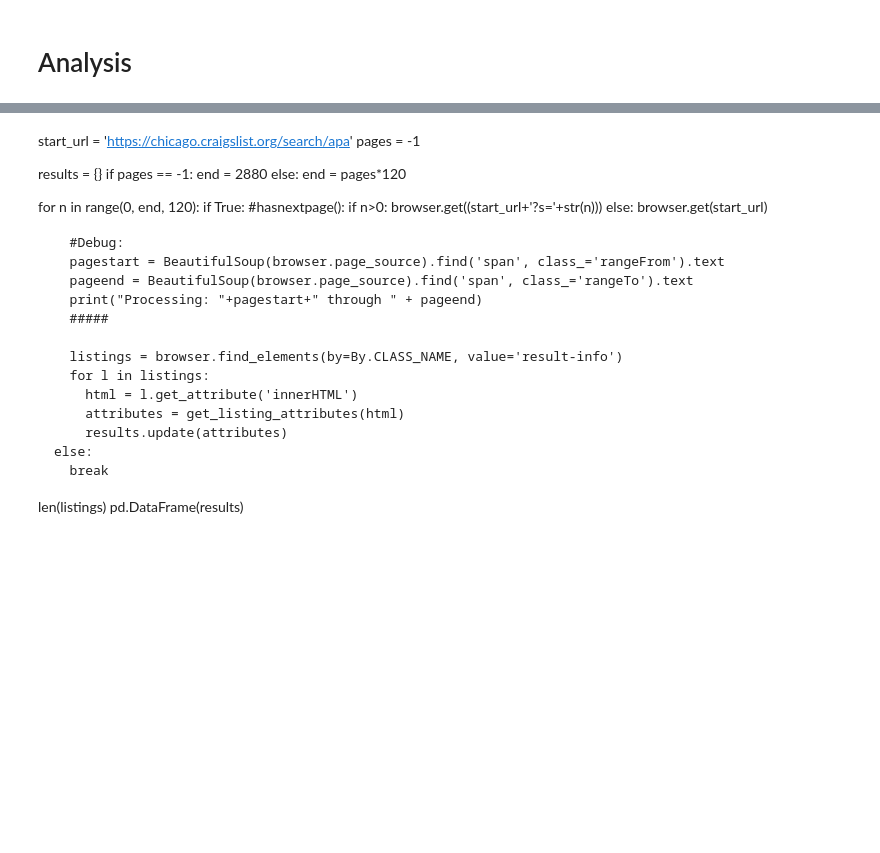
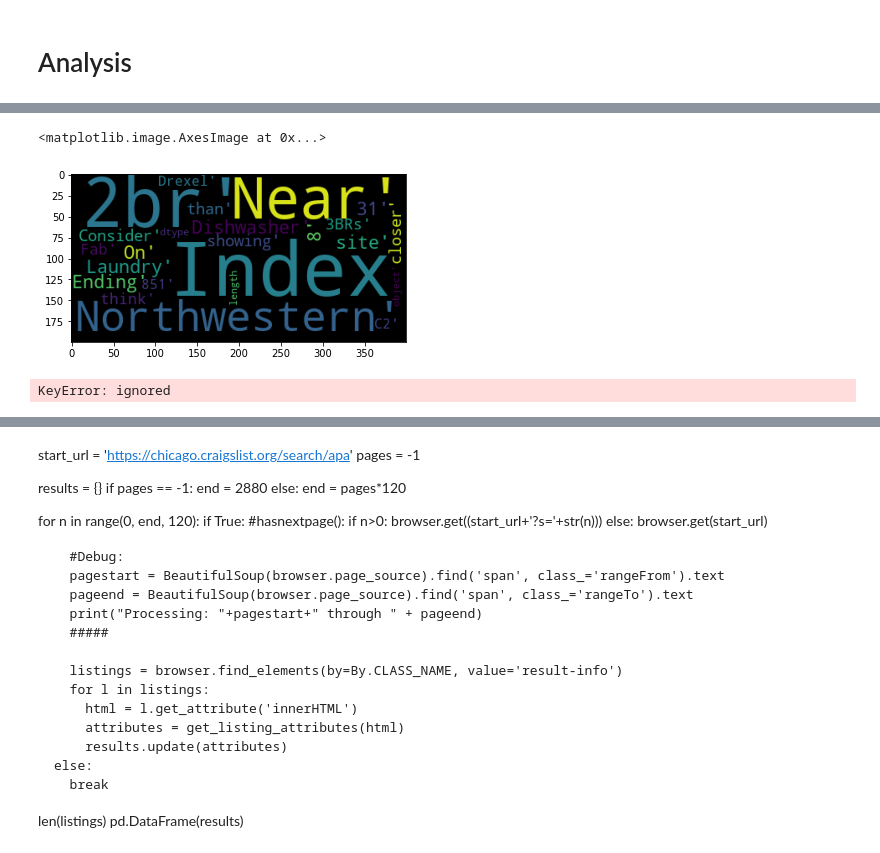
Before and after one commit to gbwiersum/CLApartmentScraper, a Jupyter notebook: CLScraper.ipynb, the cells around one changed output, grey strips where cells are left out. Cells and saved outputs as stored; diff of their text form; code cells hidden in the pictures; blank space fills up the shorter version.

```diff
--- a/CLScraper.ipynb
+++ b/CLScraper.ipynb
@@ -282,0 +247,14 @@ KeyError: ignored
+# %%
+from wordcloud import WordCloud, STOPWORDS, ImageColorGenerator
+import matplotlib.pyplot as plt
+cloud = WordCloud().generate(str(words.keys()))
+plt.imshow(cloud)
+# %% [output]
+<matplotlib.image.AxesImage at 0x...>
+[figure, added]
+# %%
+listingdf["heading"]=listingdf["heading"].apply(lambda x: clean(x))
+heading_dummies = listingdf["heading"].str.get_dummies(sep=" ")
+listingdf.set_index('key').join(heading_dummies.set_index('key'))
+# %% [output]
+KeyError: ignored
```
Also changed, not shown: parts of 27 cells of this notebook.
